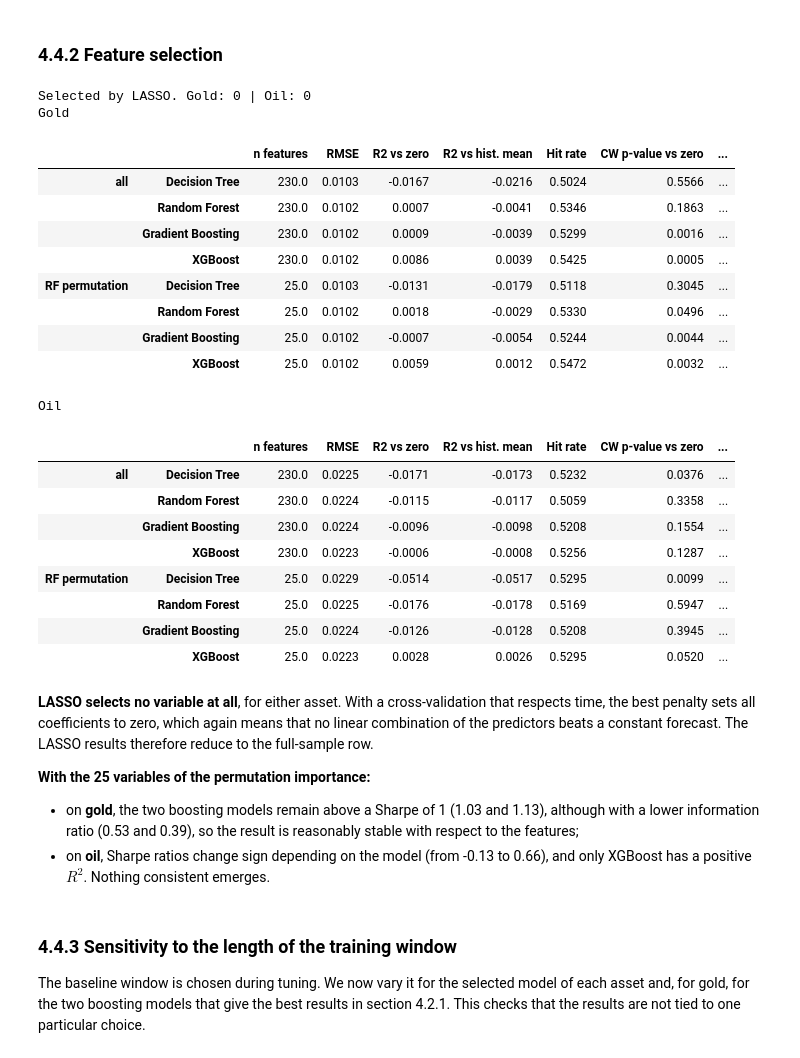
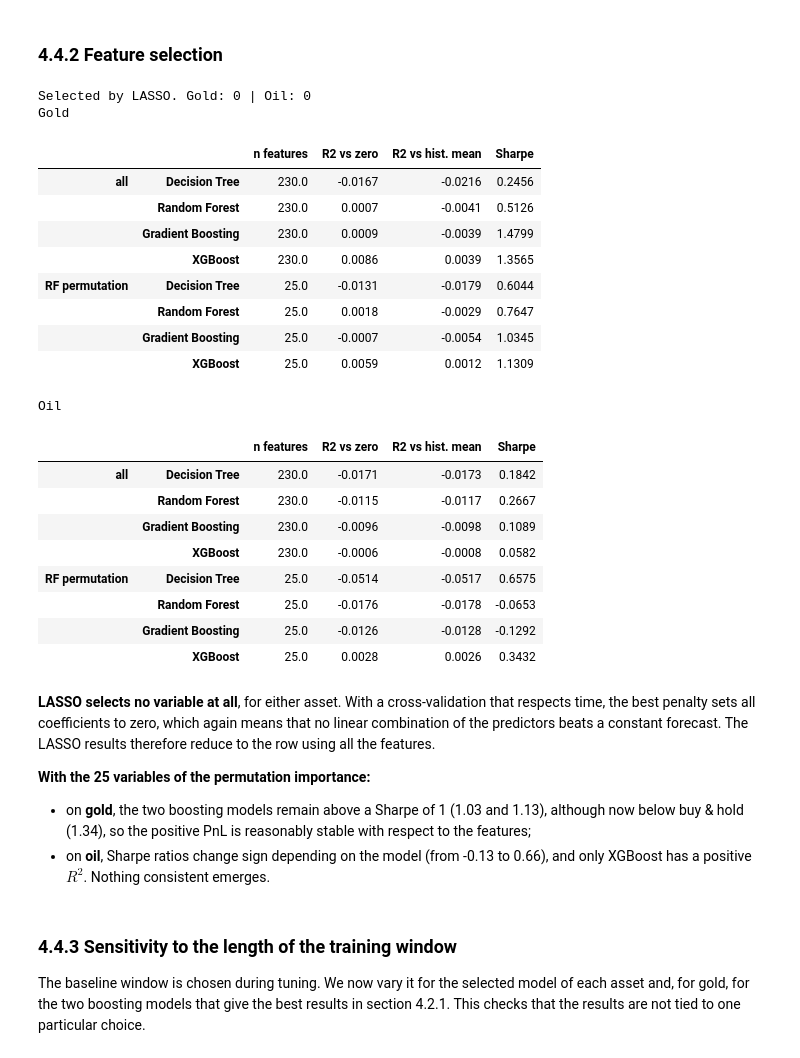
Before and after one commit to phounkpe2004/ML-for-Trading-ENSAE-3A, a Jupyter notebook: ml_trading.ipynb, the cells around one changed output. Saved outputs shown, nothing was run; the diff lists cells and outputs as text; code cells hidden in the pictures.

```diff
--- a/ml_trading.ipynb
+++ b/ml_trading.ipynb
@@ -1864,58 +1746,57 @@ The conclusions do not depend on this choice. The Sharpe ratio of the Random For
 # %%
 def selection_summary(features, target, ret, best_models, best_windows, selected: dict) -> pd.DataFrame:
     rows = {}
     for spec, columns in selected.items():
         for name, model in best_models.items():
             bt = run_backtest(features[columns], target, ret, model, best_windows[name])
-            rows[(spec, name)] = {"n features": len(columns), **forecast_metrics(bt, target, ret),
-                                  "Sharpe": sharpe_ratio(bt.pnl_), "Inform. ratio": trading_metrics(bt, ret)["Inform. ratio"]}
+            rows[(spec, name)] = {"n features": len(columns), **forecast_metrics(bt, target, ret), "Sharpe": sharpe_ratio(bt.pnl_)}
     return pd.DataFrame(rows).T.round(4)
 
 selected_gold = {
     "all": features_gold.columns.to_list(),
     "RF permutation": features_selector_rf(best_models_gold["Random Forest"], X_tune_gold, y_tune_gold, n_features=25),
     "LASSO": features_selector_lasso(X_tune_gold, y_tune_gold),
 }
 selected_oil = {
     "all": features_oil.columns.to_list(),
     "RF permutation": features_selector_rf(best_models_oil["Random Forest"], X_tune_oil, y_tune_oil, n_features=25),
     "LASSO": features_selector_lasso(X_tune_oil, y_tune_oil),
 }
 selected_gold = {k: v for k, v in selected_gold.items() if len(v) > 0}
 selected_oil = {k: v for k, v in selected_oil.items() if len(v) > 0}
 print("Selected by LASSO. Gold:", len(selected_gold.get("LASSO", [])), "| Oil:", len(selected_oil.get("LASSO", [])))
 
 print("Gold")
 display(selection_summary(features_gold, target_gold, ret_gold, best_models_gold, best_windows_gold, selected_gold))
 print("Oil")
 display(selection_summary(features_oil, target_oil, ret_oil, best_models_oil, best_windows_oil, selected_oil))
 # %% [output]
 Selected by LASSO. Gold: 0 | Oil: 0
 Gold
-|  |  | n features | RMSE | R2 vs zero | R2 vs hist. mean | Hit rate | CW p-value vs zero | ... |
-| all | Decision Tree | 230.0 | 0.0103 | -0.0167 | -0.0216 | 0.5024 | 0.5566 | ... |
-|  | Random Forest | 230.0 | 0.0102 | 0.0007 | -0.0041 | 0.5346 | 0.1863 | ... |
-|  | Gradient Boosting | 230.0 | 0.0102 | 0.0009 | -0.0039 | 0.5299 | 0.0016 | ... |
-|  | XGBoost | 230.0 | 0.0102 | 0.0086 | 0.0039 | 0.5425 | 0.0005 | ... |
-| RF permutation | Decision Tree | 25.0 | 0.0103 | -0.0131 | -0.0179 | 0.5118 | 0.3045 | ... |
-|  | Random Forest | 25.0 | 0.0102 | 0.0018 | -0.0029 | 0.5330 | 0.0496 | ... |
-|  | Gradient Boosting | 25.0 | 0.0102 | -0.0007 | -0.0054 | 0.5244 | 0.0044 | ... |
-|  | XGBoost | 25.0 | 0.0102 | 0.0059 | 0.0012 | 0.5472 | 0.0032 | ... |
+|  |  | n features | R2 vs zero | R2 vs hist. mean | Sharpe |
+| all | Decision Tree | 230.0 | -0.0167 | -0.0216 | 0.2456 |
+|  | Random Forest | 230.0 | 0.0007 | -0.0041 | 0.5126 |
+|  | Gradient Boosting | 230.0 | 0.0009 | -0.0039 | 1.4799 |
+|  | XGBoost | 230.0 | 0.0086 | 0.0039 | 1.3565 |
+| RF permutation | Decision Tree | 25.0 | -0.0131 | -0.0179 | 0.6044 |
+|  | Random Forest | 25.0 | 0.0018 | -0.0029 | 0.7647 |
+|  | Gradient Boosting | 25.0 | -0.0007 | -0.0054 | 1.0345 |
+|  | XGBoost | 25.0 | 0.0059 | 0.0012 | 1.1309 |
 Oil
-|  |  | n features | RMSE | R2 vs zero | R2 vs hist. mean | Hit rate | CW p-value vs zero | ... |
-| all | Decision Tree | 230.0 | 0.0225 | -0.0171 | -0.0173 | 0.5232 | 0.0376 | ... |
-|  | Random Forest | 230.0 | 0.0224 | -0.0115 | -0.0117 | 0.5059 | 0.3358 | ... |
-|  | Gradient Boosting | 230.0 | 0.0224 | -0.0096 | -0.0098 | 0.5208 | 0.1554 | ... |
-|  | XGBoost | 230.0 | 0.0223 | -0.0006 | -0.0008 | 0.5256 | 0.1287 | ... |
-| RF permutation | Decision Tree | 25.0 | 0.0229 | -0.0514 | -0.0517 | 0.5295 | 0.0099 | ... |
-|  | Random Forest | 25.0 | 0.0225 | -0.0176 | -0.0178 | 0.5169 | 0.5947 | ... |
-|  | Gradient Boosting | 25.0 | 0.0224 | -0.0126 | -0.0128 | 0.5208 | 0.3945 | ... |
-|  | XGBoost | 25.0 | 0.0223 | 0.0028 | 0.0026 | 0.5295 | 0.0520 | ... |
+|  |  | n features | R2 vs zero | R2 vs hist. mean | Sharpe |
+| all | Decision Tree | 230.0 | -0.0171 | -0.0173 | 0.1842 |
+|  | Random Forest | 230.0 | -0.0115 | -0.0117 | 0.2667 |
+|  | Gradient Boosting | 230.0 | -0.0096 | -0.0098 | 0.1089 |
+|  | XGBoost | 230.0 | -0.0006 | -0.0008 | 0.0582 |
+| RF permutation | Decision Tree | 25.0 | -0.0514 | -0.0517 | 0.6575 |
+|  | Random Forest | 25.0 | -0.0176 | -0.0178 | -0.0653 |
+|  | Gradient Boosting | 25.0 | -0.0126 | -0.0128 | -0.1292 |
+|  | XGBoost | 25.0 | 0.0028 | 0.0026 | 0.3432 |
 # %% [markdown]
-**LASSO selects no variable at all**, for either asset. With a cross-validation that respects time, the best penalty sets all coefficients to zero, which again means that no linear combination of the predictors beats a constant forecast. The LASSO results therefore reduce to the full-sample row.
+**LASSO selects no variable at all**, for either asset. With a cross-validation that respects time, the best penalty sets all coefficients to zero, which again means that no linear combination of the predictors beats a constant forecast. The LASSO results therefore reduce to the row using all the features.
 
 **With the 25 variables of the permutation importance:**
-- on **gold**, the two boosting models remain above a Sharpe of 1 (1.03 and 1.13), although with a lower information ratio (0.53 and 0.39), so the result is reasonably stable with respect to the features;
+- on **gold**, the two boosting models remain above a Sharpe of 1 (1.03 and 1.13), although now below buy & hold (1.34), so the positive PnL is reasonably stable with respect to the features;
 - on **oil**, Sharpe ratios change sign depending on the model (from -0.13 to 0.66), and only XGBoost has a positive $R^2$. Nothing consistent emerges.
 # %% [markdown]
 ### 4.4.3 Sensitivity to the length of the training window
```
Also changed, not shown: parts of 27 cells of this notebook.
